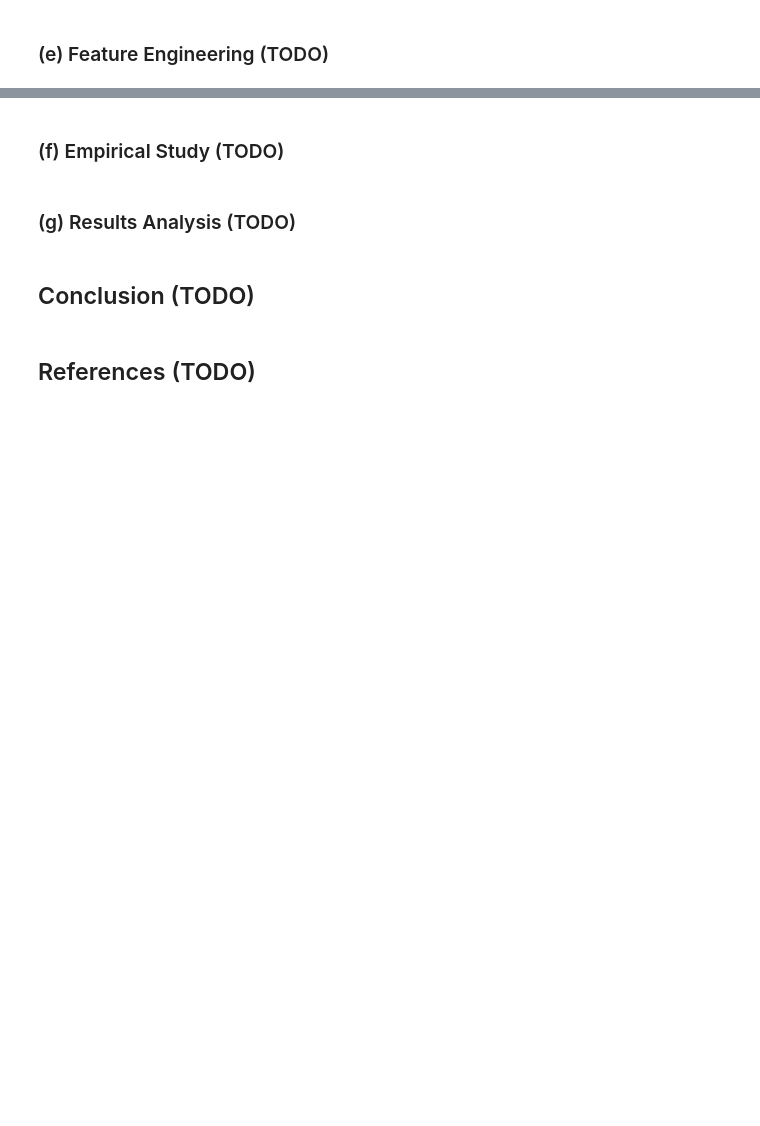
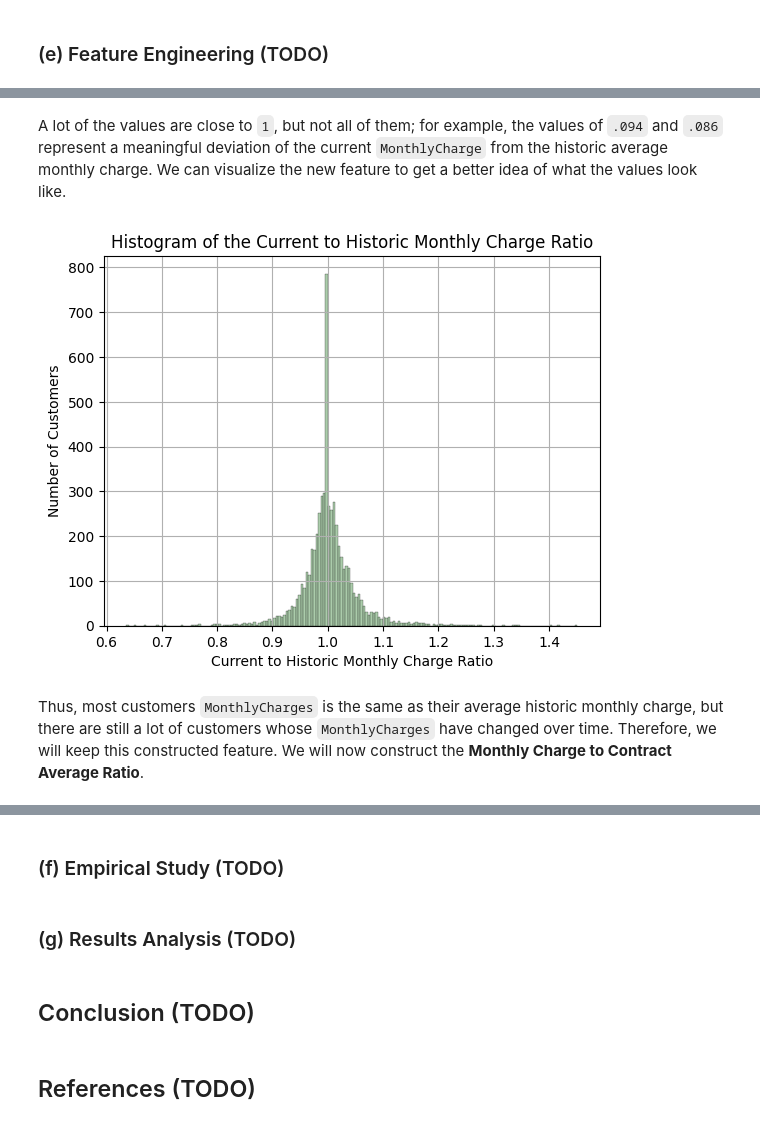
Before and after one commit to Natasa127/CSI4142-A3, a Jupyter notebook: Classification.ipynb, the cells around one changed output, grey strips where cells are left out. Drawn from its saved outputs; the diff is of its cells as text; code cells hidden in the pictures; blank space fills up the shorter version.

Commit message:
Feature Construction for Classification

```diff
--- a/Classification.ipynb
+++ b/Classification.ipynb
@@ -1261,21 +1275,28 @@ monthly charge / average_monthly_charge
 # %%
-# Create a copy of the df that will contain the engineered features
-engineered_telco_df = cleaned_telco_df.copy()
+# Create copies of the existing training sets (with and without outliers) to add features to
+outliers_retained_features_constructed_train_telco_df = train_telco_df.copy()
+outliers_removed_features_constructed_train_telco_df = outliers_removed_train_telco_df.copy()
 
-# Feature 1: Ratio comparing the user's current monthly charge to their historic average monthly charge
+# Engineered Feature 1: Current to Historic Monthly Charge Ratio
 
+# Compute the current to historic monthly charge ratio for a single customer
 def compute_current_to_historic_monthly_charge_ratio(row):
     if row["tenure"] == 0:
         return 1
     return row["MonthlyCharges"]/(row["TotalCharges"] / row["tenure"])
 
-
-engineered_telco_df["currentToHistoricMonthlyChargeRatio"] = engineered_telco_df.apply(
+# Apply the ratio computation to each customer in the DataFrame with outliers
+outliers_retained_features_constructed_train_telco_df["currentToHistoricMonthlyChargeRatio"] = outliers_retained_features_constructed_train_telco_df.apply(
     lambda row: compute_current_to_historic_monthly_charge_ratio(row),
     axis = 1
 )
 
-engineered_telco_df.head(3)
+# Apply the ratio computation to each customer in the DataFrame without outliers
+outliers_removed_features_constructed_train_telco_df["currentToHistoricMonthlyChargeRatio"] = outliers_removed_features_constructed_train_telco_df.apply(
+    lambda row: compute_current_to_historic_monthly_charge_ratio(row),
+    axis = 1
+)
 
-engineered_telco_df["currentToHistoricMonthlyChargeRatio"].max()
+# Provide some example values
+outliers_retained_features_constructed_train_telco_df["currentToHistoricMonthlyChargeRatio"]
 # %% [output]
@@ -1282,0 +1315,26 @@ np.float64(1.4506283662477557)
+# %% [markdown]
+A lot of the values are close to `1`, but not all of them; for example, the values of `.094` and `.086` represent a meaningful deviation of the current `MonthlyCharge` from the historic average monthly charge. We can visualize the new feature to get a better idea of what the values look like.
+# %%
+# Visualize the Current to Historic Monthly Charge Ratio distribution
+
+# Use Freedman-Diaconis rule to determine number of bins
+x_axis = "currentToHistoricMonthlyChargeRatio"
+iqr = np.percentile(outliers_retained_features_constructed_train_telco_df[x_axis], 75) - np.percentile(outliers_retained_features_constructed_train_telco_df[x_axis], 25)
+bin_width = 2 * iqr / (len(outliers_retained_features_constructed_train_telco_df[x_axis]) ** (1/3))
+num_bins = int((outliers_retained_features_constructed_train_telco_df[x_axis].max() - outliers_retained_features_constructed_train_telco_df[x_axis].min()) / bin_width)
+
+# Create the histogram of tenure
+sns.histplot(data=outliers_retained_features_constructed_train_telco_df, x=x_axis, bins=num_bins, color="darkseagreen")
+
+# Label the histogram
+plt.xlabel("Current to Historic Monthly Charge Ratio")
+plt.ylabel('Number of Customers')
+plt.title('Histogram of the Current to Historic Monthly Charge Ratio')
+plt.grid()
+
+# Display plot
+plt.show()
+# %% [output]
+[figure, added]
+# %% [markdown]
+Thus, most customers `MonthlyCharges` is the same as their average historic monthly charge, but there are still a lot of customers whose `MonthlyCharges` have changed over time. Therefore, we will keep this constructed feature. We will now construct the **Monthly Charge to Contract Average Ratio**.
```
Also changed, not shown: parts of 19 cells of this notebook.
